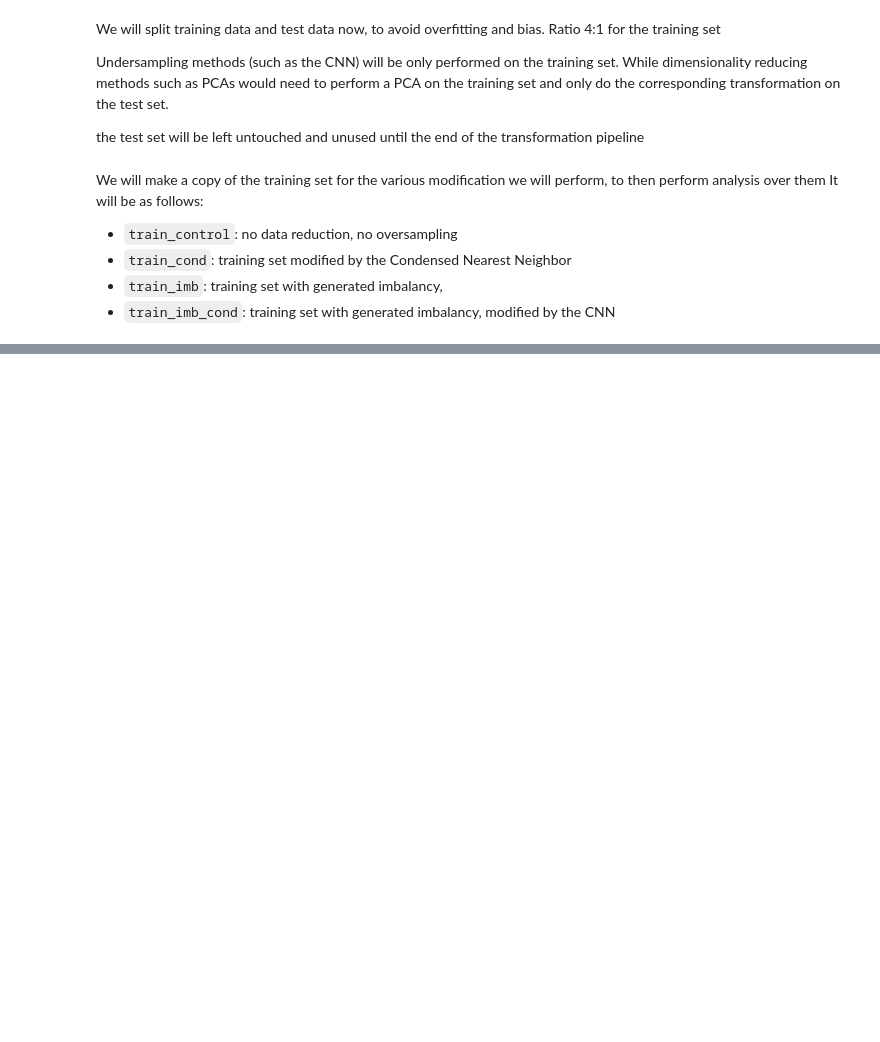
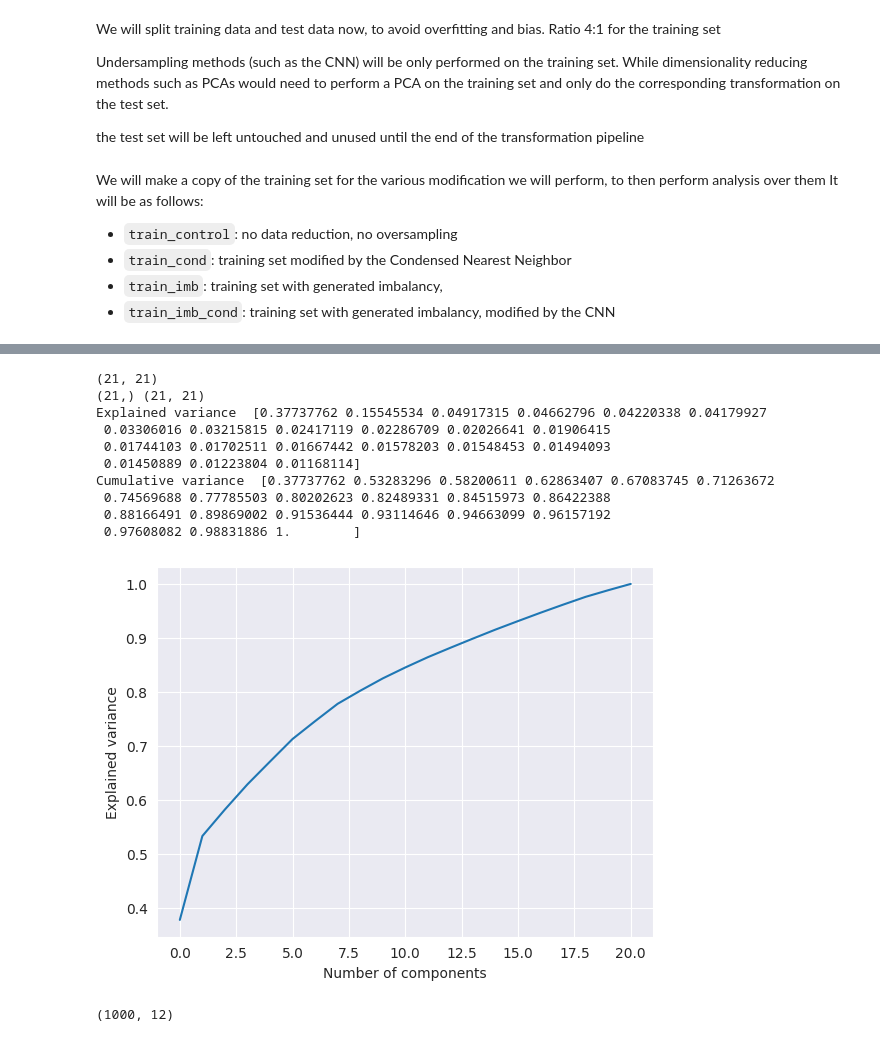
Before and after one commit to valentinRieu/K-NN-Project, a Jupyter notebook: code/analysis_clean.ipynb, the cells around one changed output, grey strips where cells are left out. Drawn from its saved outputs; the diff is of its cells as text; code cells hidden in the pictures; blank space fills up the shorter version.

```diff
--- a/code/analysis_clean.ipynb
+++ b/code/analysis_clean.ipynb
@@ -35,7 +36,7 @@ os.listdir()
 n_features = 21
 features = [f'attr{str(i)}' for i in range(1, n_features + 1)]
 features.append('c')
-ds = pd.read_csv('waveform/waveform.data', names=features)
+ds = pd.read_csv('../waveform/waveform.data', names=features)
 
 ds.describe()
 # %% [output]
@@ -114,0 +372,18 @@ Organization of the tasks:
+# %%
+X_train_pca, X_test_pca = pipeline_pca(X_train, X_test)
+# %% [output]
+(21, 21)
+(21,) (21, 21)
+Explained variance  [0.37737762 0.15545534 0.04917315 0.04662796 0.04220338 0.04179927
+ 0.03306016 0.03215815 0.02417119 0.02286709 0.02026641 0.01906415
+ 0.01744103 0.01702511 0.01667442 0.01578203 0.01548453 0.01494093
+ 0.01450889 0.01223804 0.01168114]
+Cumulative variance  [0.37737762 0.53283296 0.58200611 0.62863407 0.67083745 0.71263672
+ 0.74569688 0.77785503 0.80202623 0.82489331 0.84515973 0.86422388
+ 0.88166491 0.89869002 0.91536444 0.93114646 0.94663099 0.96157192
+ 0.97608082 0.98831886 1.        ]
+[figure, added]
+# %%
+print(X_test_pca.shape)
+# %% [output]
+(1000, 12)
```
Also changed, not shown: parts of 26 cells of this notebook.
